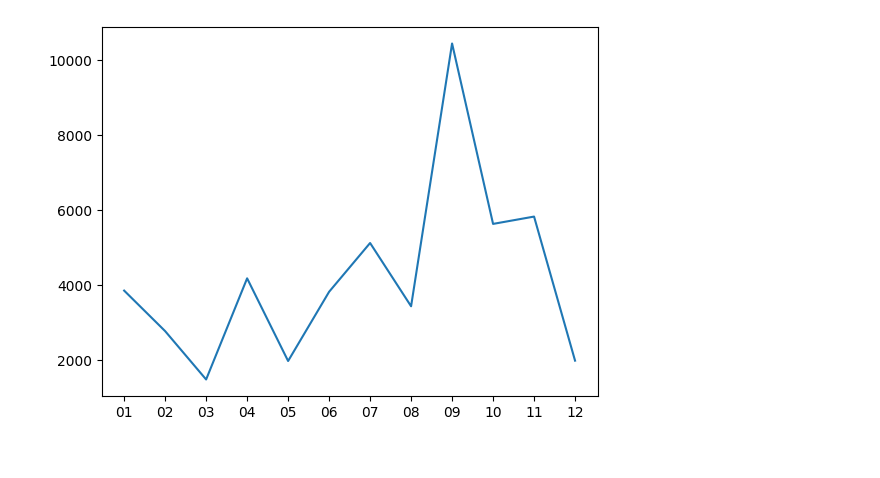
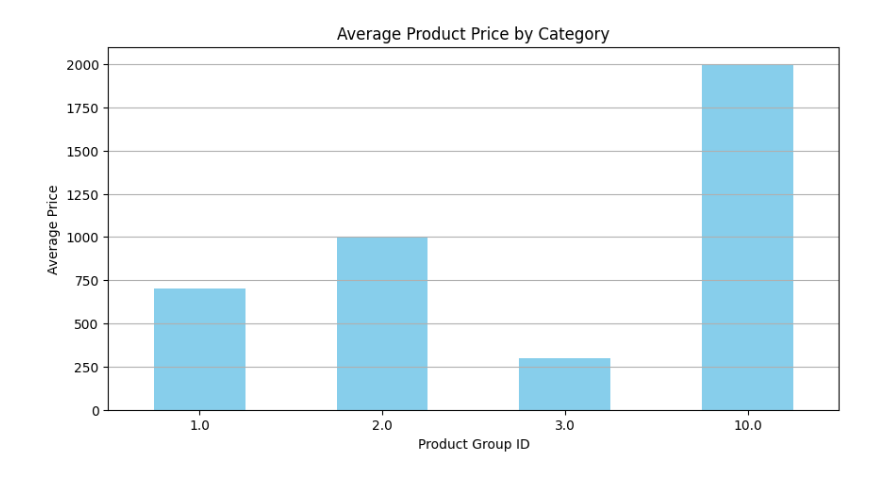
Before and after one commit to manh142004/phattrienphanmem, a Jupyter notebook: Business Process Support/asm2.ipynb, the cells around one changed output. Saved outputs shown, nothing was run; the diff lists cells and outputs as text; code cells hidden in the pictures.

```diff
--- a/Business Process Support/asm2.ipynb
+++ b/Business Process Support/asm2.ipynb
@@ -70,17 +29,23 @@ plt.show()
-# %%
-# Cau hoi:
-# Doanh so ban hang cac thang trong nam
-# Thang nao co doanh so cao nhat
-data["Month"] = data["Date"].str[0:2]
-# data
-sales = data.groupby("Month").sum()["Sale"]
-
-sales
-months = sales.index
-months
-plt.plot(months, sales)
-# plt.xlabel("Average Pulse")
-# plt.ylabel("Calorie Burnage")
-plt.show()
-# %% [output]
-[figure, removed]
+# %%
+import pandas as pd
+import matplotlib.pyplot as plt
+
+
+# Create DataFrame
+from io import StringIO
+df = pd.read_csv(StringIO(data))
+
+# Group by ProductGroupID and calculate average price
+avg_price = df.groupby('ProductGroupID')['Price'].mean()
+
+# Bar chart
+plt.figure(figsize=(10, 5))
+avg_price.plot(kind='bar', color='skyblue')
+plt.title('Average Product Price by Category')
+plt.xlabel('Product Group ID')
+plt.ylabel('Average Price')
+plt.xticks(rotation=0)
+plt.grid(axis='y')
+plt.show()
+# %% [output]
+[figure, added]
```
Also changed, not shown: parts of 22 cells of this notebook.
